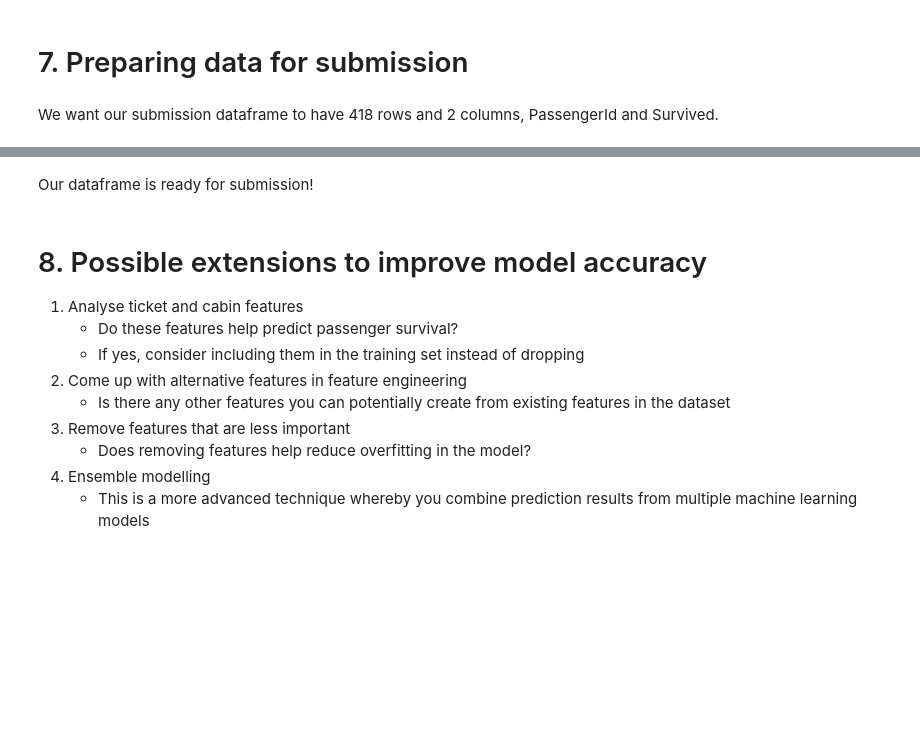
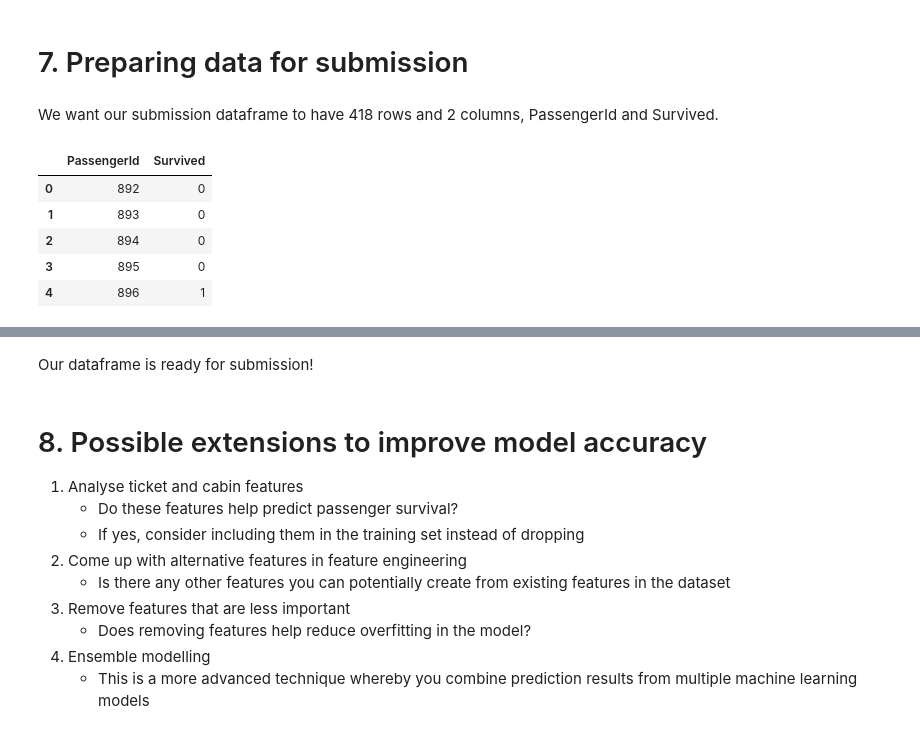
Before and after one commit to benpalay/TitanicSE, a Jupyter notebook: comined .ipynb, the cells around one changed output, grey strips where cells are left out. Cells and saved outputs as stored; diff of their text form; code cells hidden in the pictures; blank space fills up the shorter version.

```diff
--- a/comined .ipynb
+++ b/comined .ipynb
@@ -829,23 +1233,17 @@ len(Y_pred)
 # %% [markdown]
 ### 6.3.4 Ensembles
-# %%
-best_trained_MLP =trainedAndTunedlMLP #still not sure what this estimator is
-trained_knn = KNNtrained
-trained_lg = LGtrained
-
-
-voting_clf_soft = VotingClassifier(estimators = [('mlp',best_trained_MLP),('knn',trained_knn),('lg',trained_lg)], voting = 'soft')
-
-
-
-print('voting_clf_soft :',cross_val_score(voting_clf_soft,X_train,Y_train,cv=5))
-print('voting_clf_soft mean :',cross_val_score(voting_clf_soft,X_train,Y_train,cv=5).mean())
-
-params = {'weights' : [[1,1,1],[1,2,1],[1,1,2],[2,1,1],[2,2,1],[1,2,2],[2,1,2]]}
-
-vote_weight = GridSearchCV(voting_clf_soft, param_grid = params, cv = 5, verbose = True, n_jobs = -1)
-best_clf_weight = vote_weight.fit(X_train, Y_train)
-voting_clf_sub = best_clf_weight.best_estimator_.predict(X_test)
-
-voting_clf_soft.fit(X_train, Y_train)
-Y_pred =  voting_clf_soft.predict(X_test).astype(int)
+# %%
+best_trained_MLP = MLPtrained #the rhs  will be replaced with the tuned models, right now
+best_trained_knn = KNNtrained
+best_trained_lg = LGtrained
+best_trained_GNB= GNBtrained
+
+
+
+voting_classifier_hard = VotingClassifier(estimators = [('mlp',best_trained_MLP),('knn',best_trained_knn),('lg',best_trained_lg),('gnb',best_trained_GNB)], voting = 'hard')
+voting_classifier_hard_trained=voting_classifier_hard.fit(X_train, Y_train)
+survival_predications=voting_classifier_hard_trained.predict(X_test)
+
+print('voting classifier cross validation score :',cross_val_score(voting_classifier_hard,X_train,Y_train,cv=5))
+print('voting classifier cross validation score mean :',cross_val_score(voting_classifier_hard,X_train,Y_train,cv=5).mean())
+print('voting classifier cross validation score standard deviation :',cross_val_score(voting_classifier_hard,X_train,Y_train,cv=5).std())
@@ -860,7 +1262,14 @@ We want our submission dataframe to have 418 rows and 2 columns, PassengerId and
 # %%
 # Create submission dataframe
 
-submit = pd.DataFrame({'PassengerId': test['PassengerId'], 'Survived': Y_pred})
+submit = pd.DataFrame({'PassengerId': test['PassengerId'], 'Survived': survival_predications})
 submit.head()
+# %% [output]
+|  | PassengerId | Survived |
+| 0 | 892 | 0 |
+| 1 | 893 | 0 |
+| 2 | 894 | 0 |
+| 3 | 895 | 0 |
+| 4 | 896 | 1 |
 # %%
 submit.shape
```
Also changed, not shown: parts of 99 cells of this notebook.
